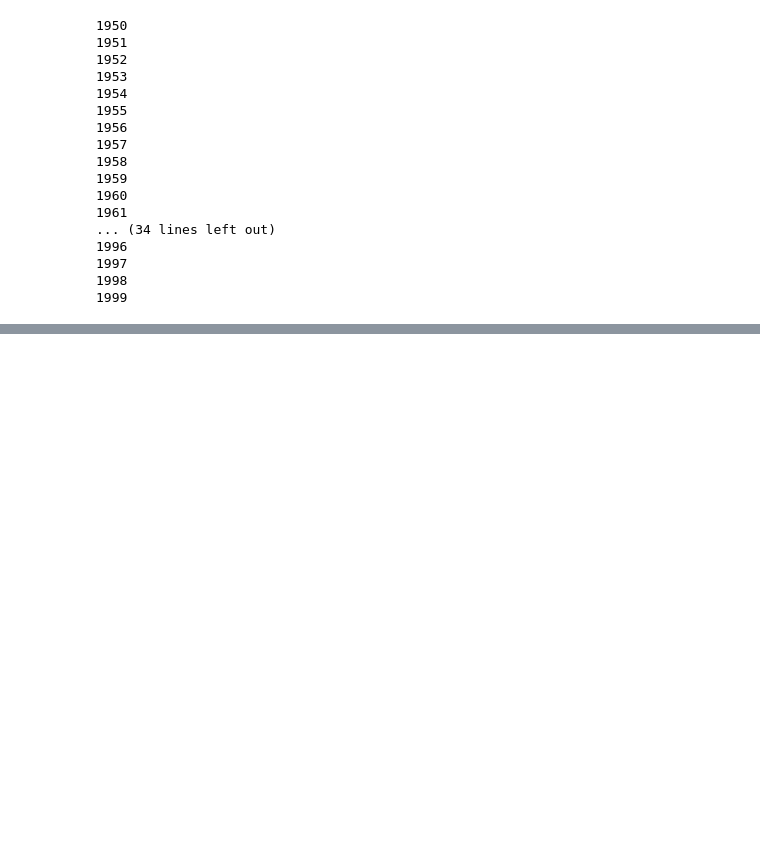
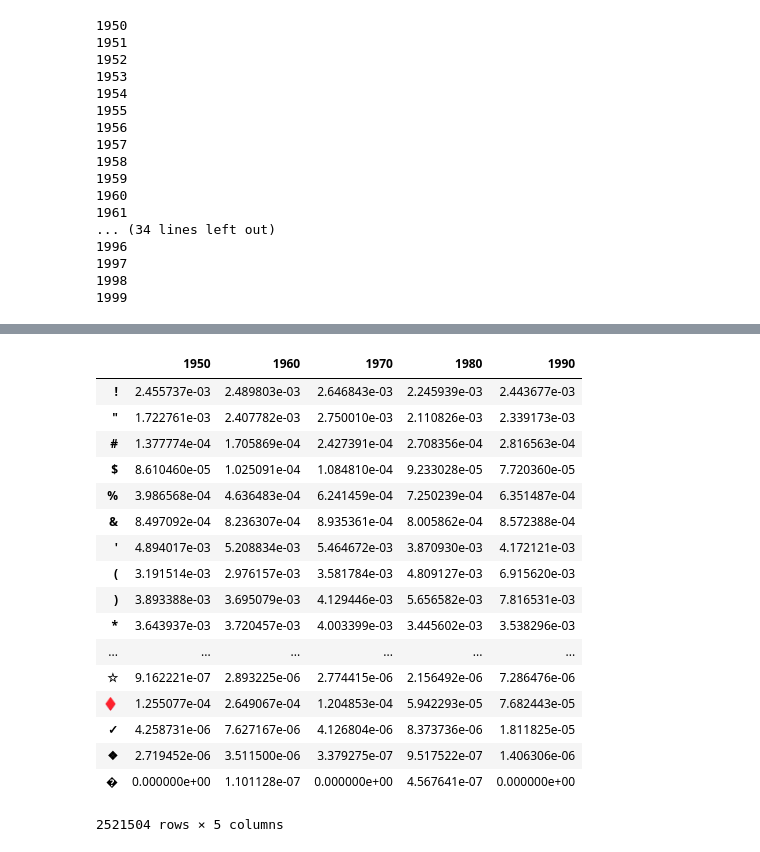
Before and after one commit to Yoonsen/HeCore, a Jupyter notebook: make_reference_and_validate.ipynb, the cells around one changed output, grey strips where cells are left out. Cells and saved outputs as stored; diff of their text form; code cells hidden in the pictures; blank space fills up the shorter version.

```diff
--- a/make_reference_and_validate.ipynb
+++ b/make_reference_and_validate.ipynb
@@ -130,4 +127,27 @@ def group_frames(df, bins=10, mode='rel'):
         for i in range(0, len(df.columns), step):
             agg[df.columns[i]] = df[df.columns[i:i+step]].mean(axis=1)
     return agg
+# %%
+reference = group_frames(aggs)
+# %%
+reference
+# %% [output]
+|  | 1950 | 1960 | 1970 | 1980 | 1990 |
+| ! | 2.455737e-03 | 2.489803e-03 | 2.646843e-03 | 2.245939e-03 | 2.443677e-03 |
+| " | 1.722761e-03 | 2.407782e-03 | 2.750010e-03 | 2.110826e-03 | 2.339173e-03 |
+| # | 1.377774e-04 | 1.705869e-04 | 2.427391e-04 | 2.708356e-04 | 2.816563e-04 |
+| $ | 8.610460e-05 | 1.025091e-04 | 1.084810e-04 | 9.233028e-05 | 7.720360e-05 |
+| % | 3.986568e-04 | 4.636483e-04 | 6.241459e-04 | 7.250239e-04 | 6.351487e-04 |
+| & | 8.497092e-04 | 8.236307e-04 | 8.935361e-04 | 8.005862e-04 | 8.572388e-04 |
+| ' | 4.894017e-03 | 5.208834e-03 | 5.464672e-03 | 3.870930e-03 | 4.172121e-03 |
+| ( | 3.191514e-03 | 2.976157e-03 | 3.581784e-03 | 4.809127e-03 | 6.915620e-03 |
+| ) | 3.893388e-03 | 3.695079e-03 | 4.129446e-03 | 5.656582e-03 | 7.816531e-03 |
+| * | 3.643937e-03 | 3.720457e-03 | 4.003399e-03 | 3.445602e-03 | 3.538296e-03 |
+| ... | ... | ... | ... | ... | ... |
+| ☆ | 9.162221e-07 | 2.893225e-06 | 2.774415e-06 | 2.156492e-06 | 7.286476e-06 |
+| ♦ | 1.255077e-04 | 2.649067e-04 | 1.204853e-04 | 5.942293e-05 | 7.682443e-05 |
+| ✓ | 4.258731e-06 | 7.627167e-06 | 4.126804e-06 | 8.373736e-06 | 1.811825e-05 |
+| ❖ | 2.719452e-06 | 3.511500e-06 | 3.379275e-07 | 9.517522e-07 | 1.406306e-06 |
+| � | 0.000000e+00 | 1.101128e-07 | 0.000000e+00 | 4.567641e-07 | 0.000000e+00 |
+2521504 rows × 5 columns
 # %%
```
Also changed, not shown: parts of 8 cells of this notebook, 2 other files.
